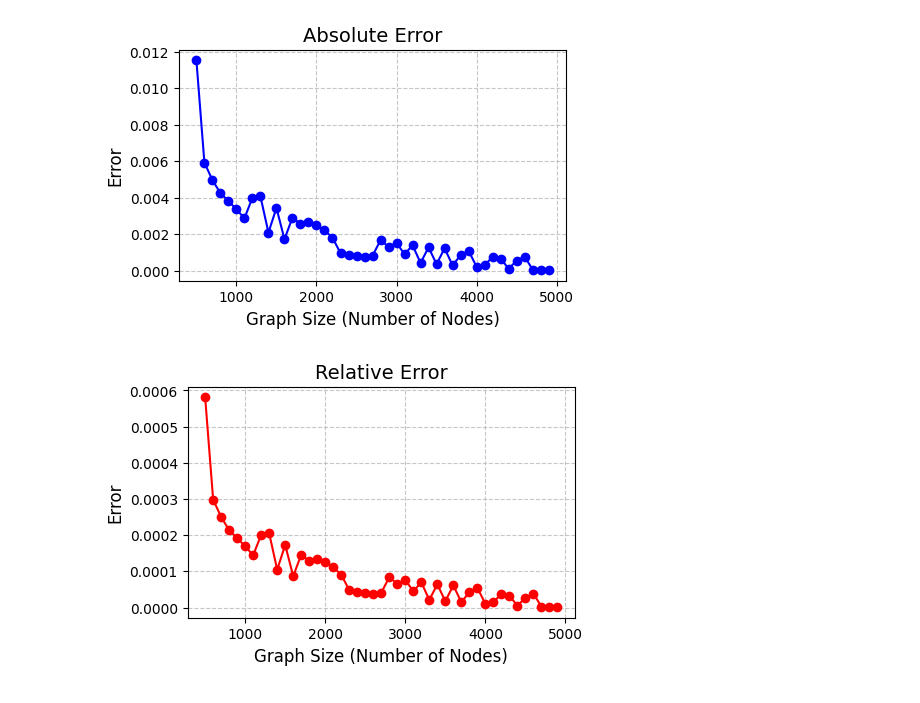
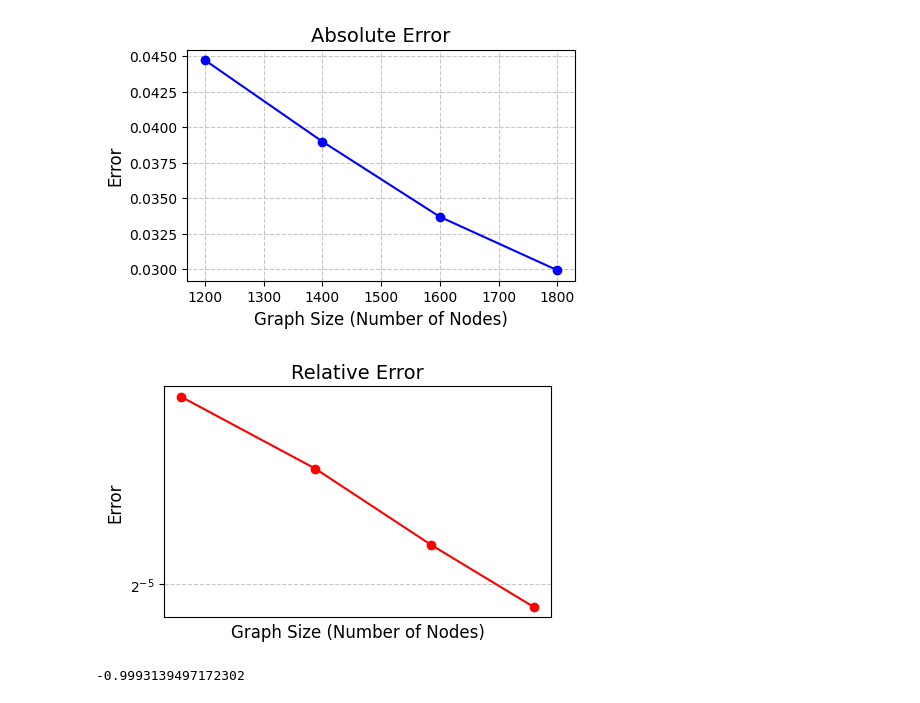
Before and after one commit to suitangmath/gde, a Jupyter notebook: RevisedTransferLearning.ipynb, the cells around one changed output. Cells and saved outputs as stored; diff of their text form; code cells hidden in the pictures.

Commit message:
Add files via upload
1. add normalization in message passing
2. Show a rate of convergence 1/N, which is better than pessimistic rate

```diff
--- a/RevisedTransferLearning.ipynb
+++ b/RevisedTransferLearning.ipynb
@@ -192,6 +267,7 @@ gde = ODEBlock(gde_func, method='rk4', atol=1e-3, rtol=1e-4, adjoint=False)
 # %%
 #Next, make several smaller models to compare errors.
-graph_sizes = np.linspace(500,5000,45,endpoint=False)
+graph_sizes = list(range(1200,2000, 200))
+
 
 #Print list of graph sizes.
 print(graph_sizes)
@@ -202,7 +278,7 @@ smaller_graphs_and_models = []
 for size in graph_sizes:
 
     # Create a new graph using the adjacency matrix
-    g_new = create_example_graph(int(size), 0.8)
+    g_new = create_example_graph(int(size), 0.5)
     g_new = g_new.to(device)
     g_new= dgl.remove_self_loop(g_new)
     g_new = dgl.add_self_loop(g_new).to(device)
@@ -216,13 +292,11 @@ for size in graph_sizes:
 
     # Define the new GNN
     new_gnn = TimeDependentSequential(
-        GCNLayer(g=g_new, in_feats=node_features, out_feats=64, activation=nn.Softplus(), dropout=0, time_fn=weight_modulation_fn, K=K_val),
-        GCNLayer(g=g_new, in_feats=64, out_feats=64, activation=nn.Softplus(), dropout=0, time_fn=weight_modulation_fn, K=K_val),
-        GCNLayer(g=g_new, in_feats=64, out_feats=node_features, activation=None, dropout=0, time_fn=weight_modulation_fn, K=K_val)
+        GCNLayer(g=g_new, in_feats=node_features, out_feats= 3, activation=nn.Softplus(), dropout=0, time_fn=weight_modulation_fn, K=K_val),
+        GCNLayer(g=g_new, in_feats= 3, out_feats=node_features, activation=nn.Softplus(), dropout=0, time_fn=weight_modulation_fn, K=K_val),
+       # GCNLayer(g=g_new, in_feats=64, out_feats=node_features, activation=None, dropout=0, time_fn=weight_modulation_fn, K=K_val)
     ).to(device)
 
-    # Extract parameters from the original GNN
-    original_parameters = {name: param.clone() for name, param in gnn.named_parameters()}
 
     # Apply the extracted parameters to the new GNN
     for name, param in original_parameters.items():
@@ -235,7 +309,7 @@ for size in graph_sizes:
     print("Parameters copied successfully!")
 
     new_gdefunc = GDEFunc(new_gnn).to(device)
-    new_gde = ODEBlock(odefunc=new_gdefunc, method='rk4', atol=1e-3, rtol=1e-4, adjoint=False).to(device)
+    new_gde = ODEBlock(odefunc=new_gdefunc, method='dopri5', atol=1e-9, rtol=1e-10, adjoint=False).to(device)
 
     smaller_graphs_and_models.append([g_new, new_gde])
 # %% [output]
@@ -371,6 +348,10 @@ Size of Y1_first_column: (5000,)
 # %%
 #Now, we iterate through the smaller models and get each solution,
 # along with the corresponding error for plotting.
+Y1_first_column= Y1_cpu[:,0]
+u_values = np.linspace(0, 1, 1000)
+f_values1 = np.array([piecewise_constant(u, Y1_first_column) for u in u_values])
+
 
 errors = []
 relerrors = []
@@ -380,16 +361,14 @@ for graph, model in smaller_graphs_and_models:
 
     #Evaluate with the this smaller GNN
     Xn: torch.Tensor = graph.ndata['feat'].to(device)
-    Yn = model(Xn,1)
+    Yn = model(Xn,10)
 
     Xn_cpu = Xn.cpu().detach().numpy()
     Yn_cpu = Yn.cpu().detach().numpy()
-
-    # Extract the first column
-    Yn_first_column = (Yn_cpu-Xn_cpu)[:, 0]
+    Yn_first_column = Yn_cpu[:, 0]
 
     # Generate points to test the function
-    u_values = np.linspace(0, 1, 1000)
+
     f_values_n = np.array([piecewise_constant(u, Yn_first_column) for u in u_values])
 
     # Calculate the error between the two outputs
@@ -423,21 +389,29 @@ Error between the two outputs: 1.6171323295566253e-05
 # %%
 #Plot the absolute errors as the parameter of graph nodes changes.
 plt.figure(figsize=(5, 3))
 plt.plot(graph_sizes, errors, marker='o', linestyle='-', color='b')
 plt.xlabel('Graph Size (Number of Nodes)', fontsize=12)
 plt.ylabel('Error', fontsize=12)
 plt.title('Absolute Error', fontsize=14)
 plt.grid(True, linestyle='--', alpha=0.7)
 plt.show()
 
 #Plot the relative errors as the parameter of graph nodes changes.
 plt.figure(figsize=(5, 3))
-plt.plot(graph_sizes, relerrors, marker='o', linestyle='-', color='r')
+plt.plot(graph_sizes, errors, marker='o', linestyle='-', color='r')
+plt.xscale('log', base=2)
+plt.yscale('log', base=2)
 plt.xlabel('Graph Size (Number of Nodes)', fontsize=12)
 plt.ylabel('Error', fontsize=12)
 plt.title('Relative Error', fontsize=14)
 plt.grid(True, linestyle='--', alpha=0.7)
 plt.show()
+
+
+slope, intercept = np.polyfit(np.log2(graph_sizes),np.log2(errors), 1)
+convergence_rate = slope
+print(convergence_rate)
 # %% [output]
-[figure, old version]
+[figure, new version]
-[figure, old version]
+[figure, new version]
+-0.9993139497172302
```
Also changed, not shown: parts of 8 cells of this notebook.
